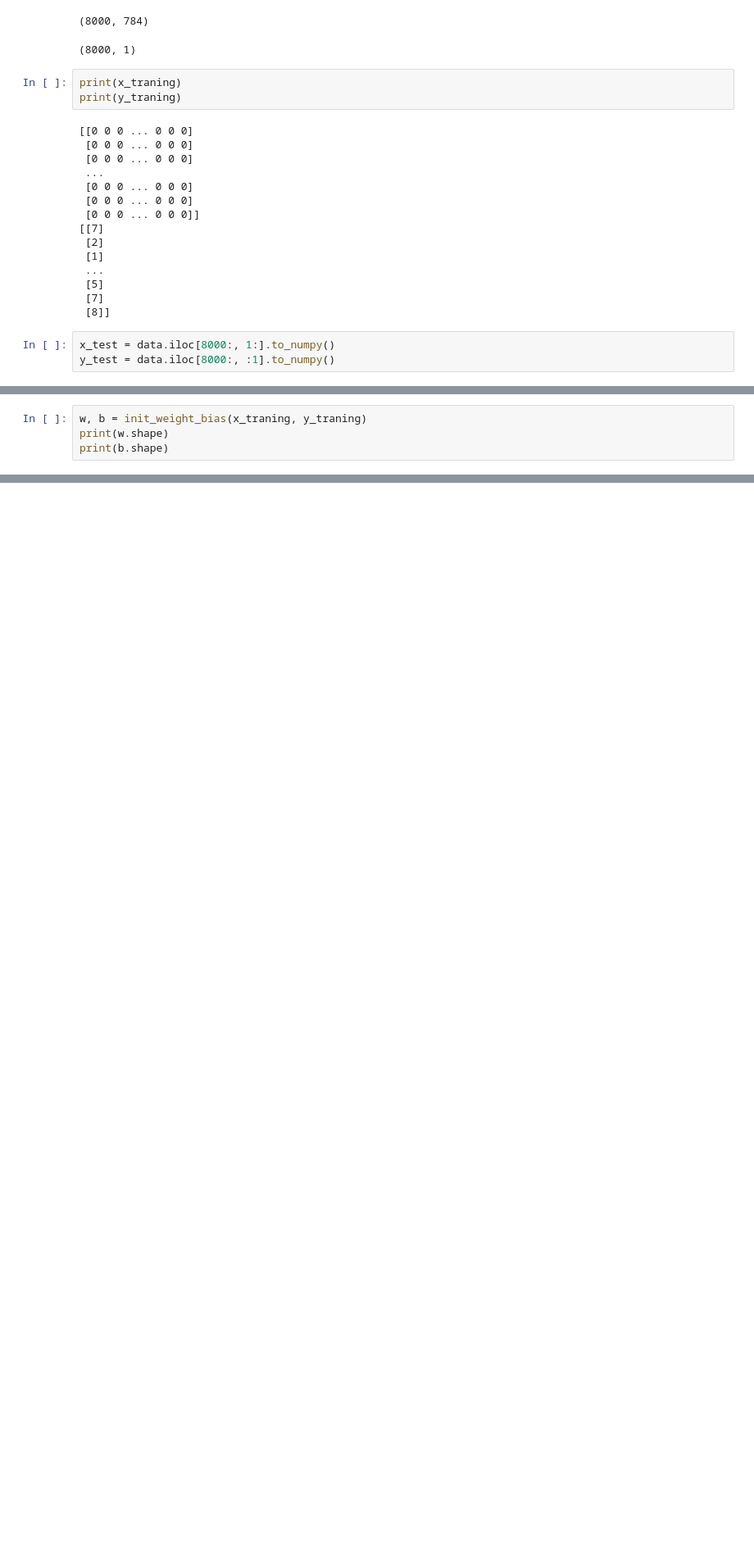
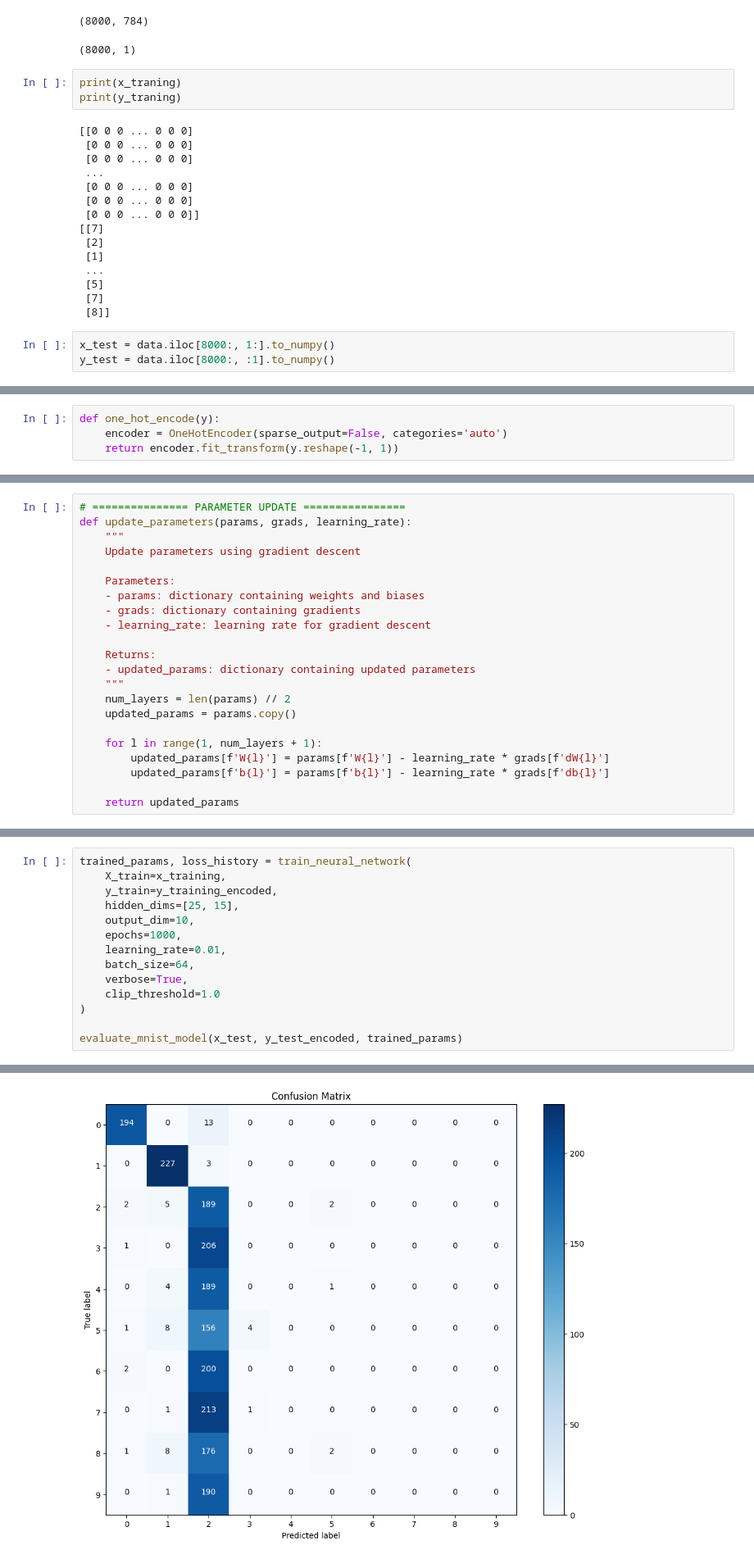
Before and after one commit to krutarthpatel28/Neural-Network-From-Scratch, a Jupyter notebook: neural_network.ipynb, the cells around one changed output, grey strips where cells are left out. Shown at 82% size. Cells and saved outputs as stored; diff of their text form; blank space fills up the shorter version.

Commit message:
Completed full neural network from scratch

```diff
--- a/neural_network.ipynb
+++ b/neural_network.ipynb
@@ -69,4 +66,0 @@ def init_weight_bias(x, y):
-# %%
-w, b = init_weight_bias(x_traning, y_traning)
-print(w.shape)
-print(b.shape)
@@ -75,0 +67,4 @@ print(b.shape)
+# %%
+def one_hot_encode(y):
+    encoder = OneHotEncoder(sparse_output=False, categories='auto')
+    return encoder.fit_transform(y.reshape(-1, 1))
@@ -75,0 +283,22 @@ print(b.shape)
+# %%
+# =============== PARAMETER UPDATE ================
+def update_parameters(params, grads, learning_rate):
+    """
+    Update parameters using gradient descent
+
+    Parameters:
+    - params: dictionary containing weights and biases
+    - grads: dictionary containing gradients
+    - learning_rate: learning rate for gradient descent
+
+    Returns:
+    - updated_params: dictionary containing updated parameters
+    """
+    num_layers = len(params) // 2
+    updated_params = params.copy()
+
+    for l in range(1, num_layers + 1):
+        updated_params[f'W{l}'] = params[f'W{l}'] - learning_rate * grads[f'dW{l}']
+        updated_params[f'b{l}'] = params[f'b{l}'] - learning_rate * grads[f'db{l}']
+
+    return updated_params
@@ -75,0 +771,15 @@ print(b.shape)
+# %%
+trained_params, loss_history = train_neural_network(
+    X_train=x_training,
+    y_train=y_training_encoded,
+    hidden_dims=[25, 15],
+    output_dim=10,
+    epochs=1000,
+    learning_rate=0.01,
+    batch_size=64,
+    verbose=True,
+    clip_threshold=1.0
+)
+
+evaluate_mnist_model(x_test, y_test_encoded, trained_params)
+# %% [output]
@@ -75,0 +803 @@ print(b.shape)
+[figure, added]
```
Also changed, not shown: parts of 16 cells of this notebook.
